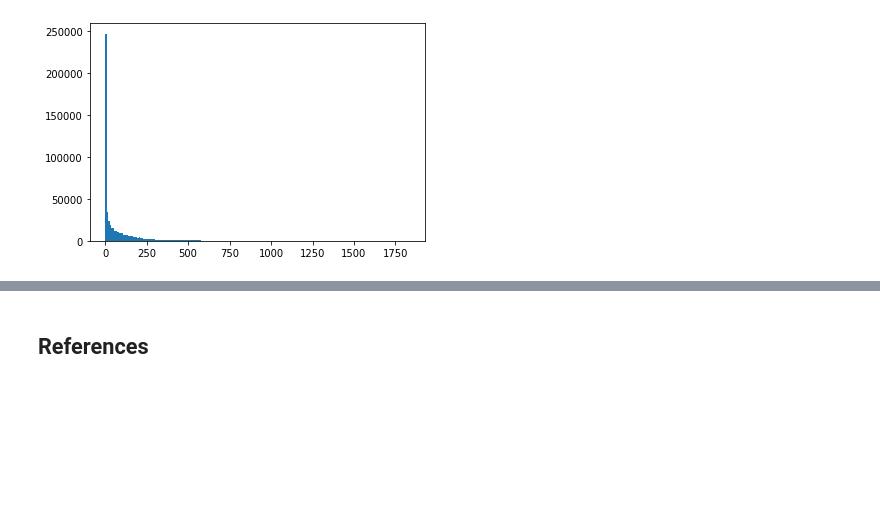
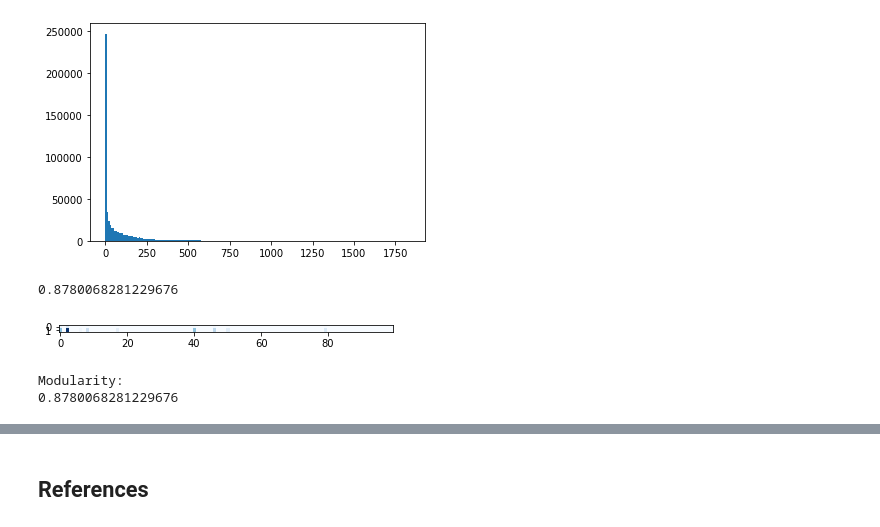
Before and after one commit to MBJohansen/Social-Graphs-Project, a Jupyter notebook: Project.ipynb, the cells around one changed output, grey strips where cells are left out. Cells and saved outputs as stored; diff of their text form; code cells hidden in the pictures; blank space fills up the shorter version.

Commit message:
Community detection and modularity

```diff
--- a/Project.ipynb
+++ b/Project.ipynb
@@ -629,4 +633,7 @@ for a in movieAndActors.keys():
     movies = movieAndActors[a]
     for i in range(len(movies)):
         for j in range(i+1,len(movies)):
-            G.add_edge(movies[i],movies[j])
+            if(G.has_edge(movies[i], movies[j])):
+                G[movies[i]][movies[j]]['actors'].append(a)
+            else:
+                G.add_edge(movies[i],movies[j],actors=[a])
@@ -645,3 +675,5 @@ plt.show()
 plt.close()
 # %% [output]
 [figure]
+# %%
+p = community.best_partition(G)
@@ -647,0 +682,31 @@ plt.close()
+# %%
+print(modularity)
+# %% [output]
+0.8780068281229676
+# %%
+D = [[0 for k in range(max(p.values())+1)], [0 for k in range(max(p.values())+1)]]
+
+for n in G.nodes():
+    i = 0 if "Action" in G.node[n]['genres'] else 1
+    D[i][p[n]] +=1
+# %%
+T = []
+
+for i in range(2):
+    temp = []
+    for j in range(100):
+        temp.append(D[i][j])
+    T.append(temp)
+# %%
+
+fig = plt.figure()
+fig.set_figheight(20)
+plt.imshow(T, cmap = cm.Blues)
+plt.title = ("Matrix")
+plt.xlabel = ("Community Number")
+plt.ylabel = ("Action")
+plt.size = 500
+plt.show()
+fig.savefig("docs/images/confusion_matrix.jpg", bbox_inches = 'tight', pad_inches = 0)
+# %% [output]
+[figure, added]
@@ -647,0 +742,6 @@ plt.close()
+# %%
+print("Modularity:")
+print(modularity)
+# %% [output]
+Modularity:
+0.8780068281229676
```
Also changed, not shown: parts of 11 cells of this notebook, 1 other file.
